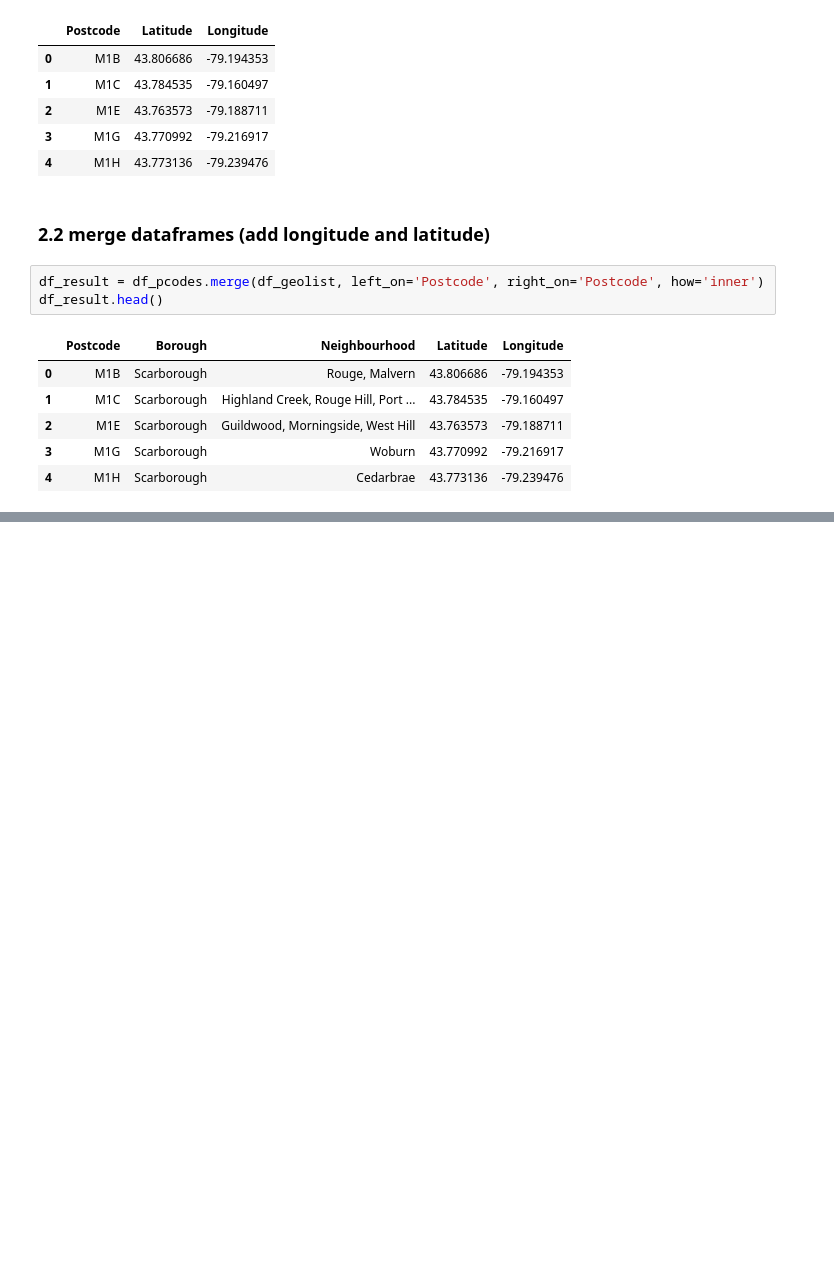
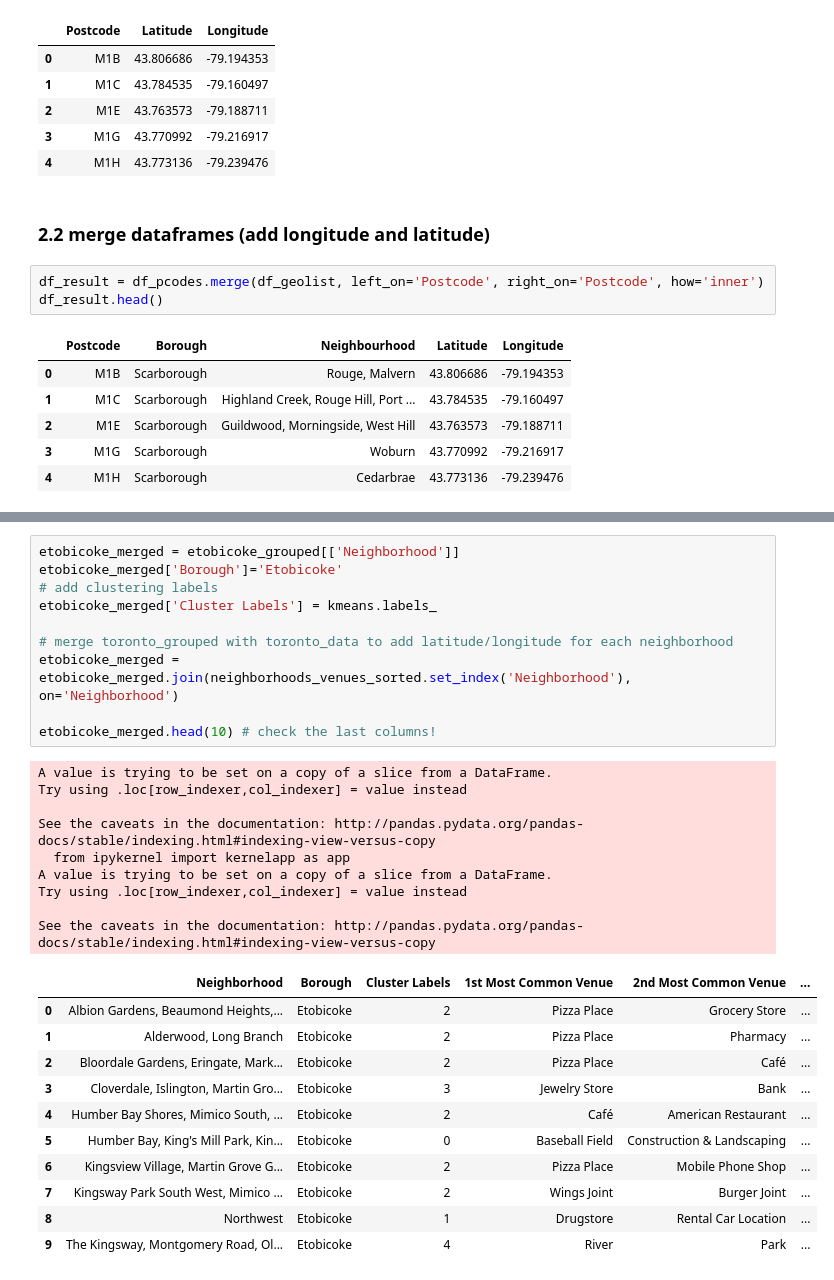
Before and after one commit to vincenzodesanctis/IBM_Watson_Studio, a Jupyter notebook: Applied Data Science Capstone week 3.ipynb, the cells around one changed output, grey strips where cells are left out. Drawn from its saved outputs; the diff is of its cells as text; blank space fills up the shorter version.

```diff
--- a/Applied Data Science Capstone week 3.ipynb
+++ b/Applied Data Science Capstone week 3.ipynb
@@ -94,0 +400,31 @@ df_result.head()
+# %%
+etobicoke_merged = etobicoke_grouped[['Neighborhood']]
+etobicoke_merged['Borough']='Etobicoke'
+# add clustering labels
+etobicoke_merged['Cluster Labels'] = kmeans.labels_
+
+# merge toronto_grouped with toronto_data to add latitude/longitude for each neighborhood
+etobicoke_merged = etobicoke_merged.join(neighborhoods_venues_sorted.set_index('Neighborhood'), on='Neighborhood')
+
+etobicoke_merged.head(10) # check the last columns!
+# %% [output]
+A value is trying to be set on a copy of a slice from a DataFrame.
+Try using .loc[row_indexer,col_indexer] = value instead
+
+See the caveats in the documentation: http://pandas.pydata.org/pandas-docs/stable/indexing.html#indexing-view-versus-copy
+  from ipykernel import kernelapp as app
+A value is trying to be set on a copy of a slice from a DataFrame.
+Try using .loc[row_indexer,col_indexer] = value instead
+
+See the caveats in the documentation: http://pandas.pydata.org/pandas-docs/stable/indexing.html#indexing-view-versus-copy
+|  | Neighborhood | Borough | Cluster Labels | 1st Most Common Venue | 2nd Most Common Venue | ... |
+| 0 | Albion Gardens, Beaumond Heights,... | Etobicoke | 2 | Pizza Place | Grocery Store | ... |
+| 1 | Alderwood, Long Branch | Etobicoke | 2 | Pizza Place | Pharmacy | ... |
+| 2 | Bloordale Gardens, Eringate, Mark... | Etobicoke | 2 | Pizza Place | Café | ... |
+| 3 | Cloverdale, Islington, Martin Gro... | Etobicoke | 3 | Jewelry Store | Bank | ... |
+| 4 | Humber Bay Shores, Mimico South, ... | Etobicoke | 2 | Café | American Restaurant | ... |
+| 5 | Humber Bay, King's Mill Park, Kin... | Etobicoke | 0 | Baseball Field | Construction & Landscaping | ... |
+| 6 | Kingsview Village, Martin Grove G... | Etobicoke | 2 | Pizza Place | Mobile Phone Shop | ... |
+| 7 | Kingsway Park South West, Mimico ... | Etobicoke | 2 | Wings Joint | Burger Joint | ... |
+| 8 | Northwest | Etobicoke | 1 | Drugstore | Rental Car Location | ... |
+| 9 | The Kingsway, Montgomery Road, Ol... | Etobicoke | 4 | River | Park | ... |
```
Also changed, not shown: parts of 29 cells of this notebook.
